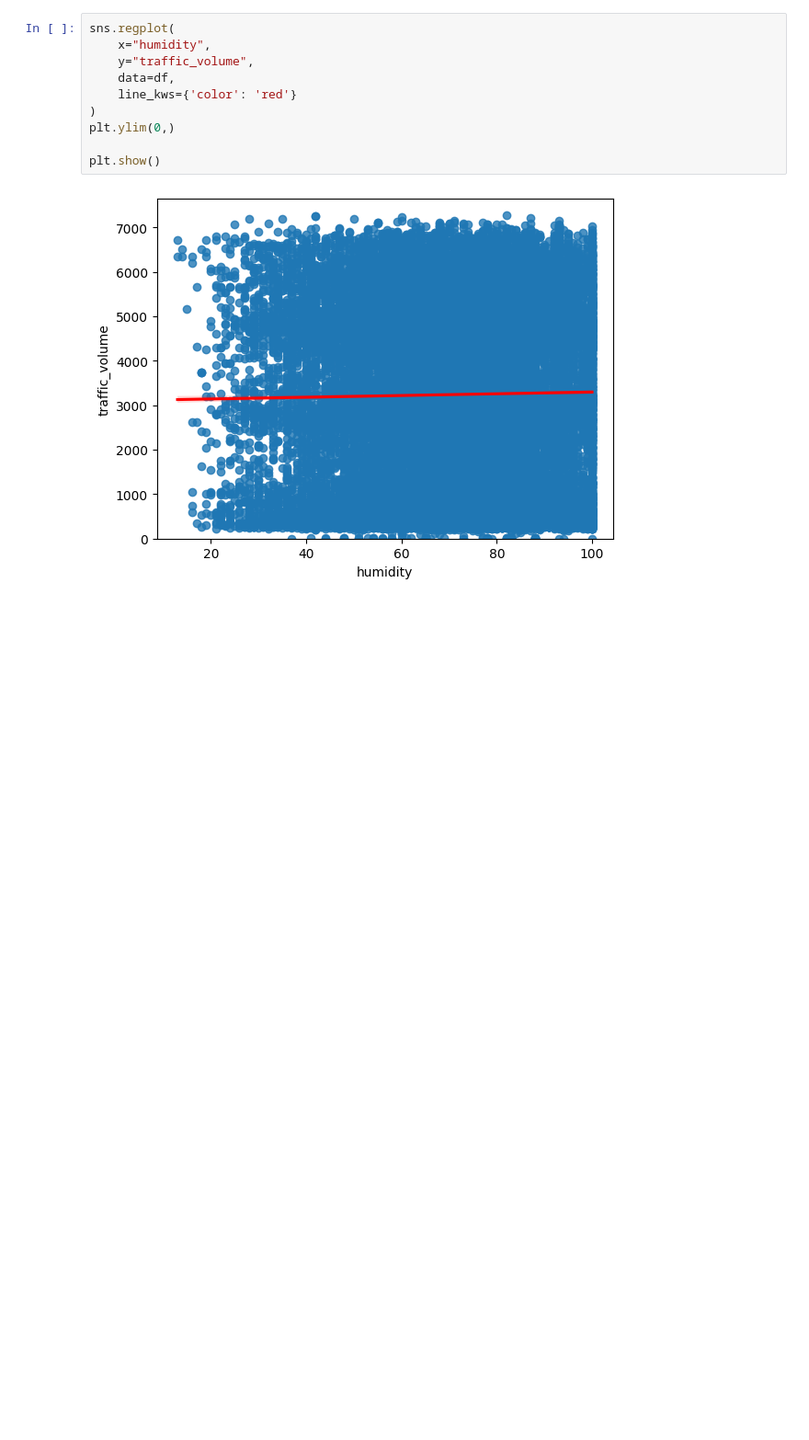
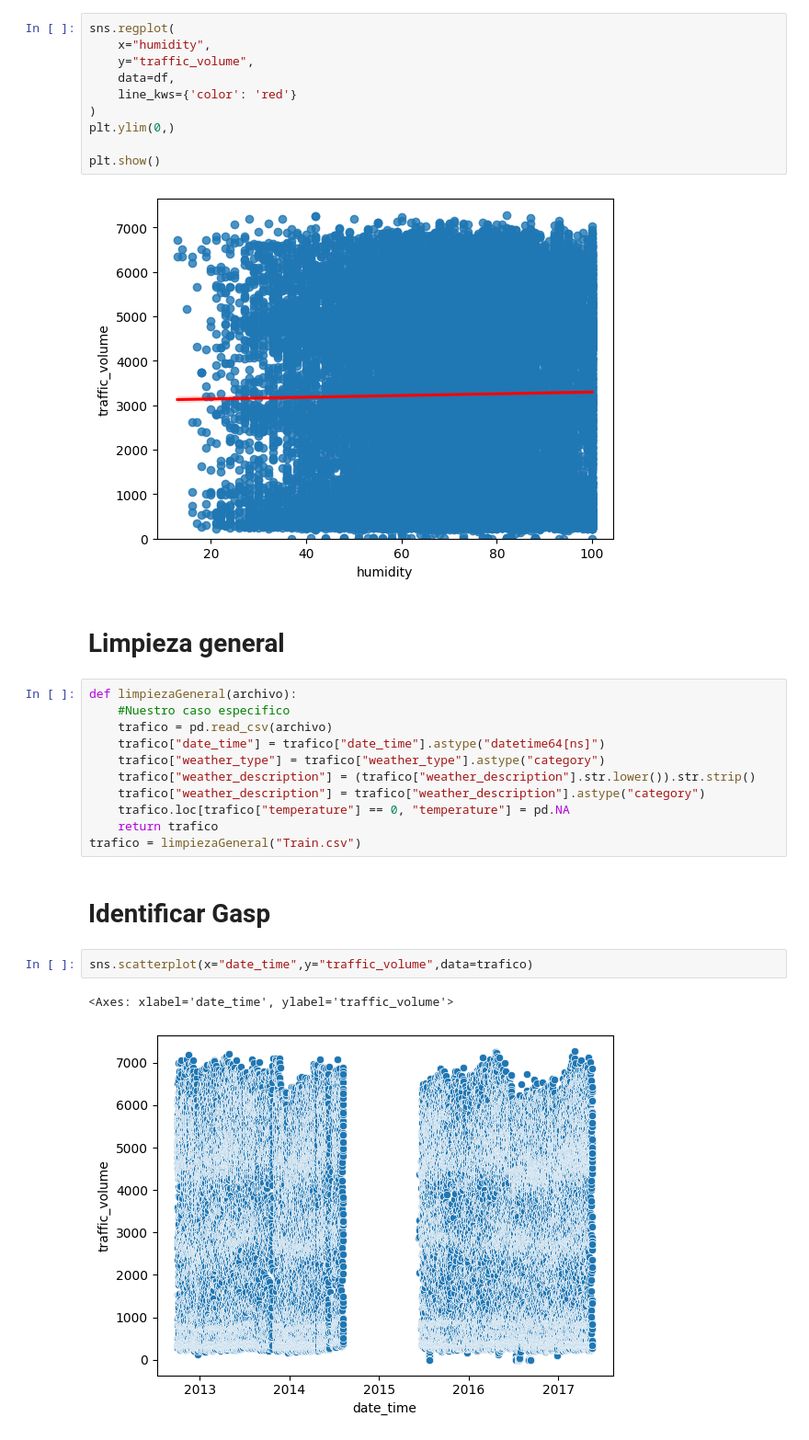
Before and after one commit to preslymorales/Proyecto-Simulacion-del-Trafico-Vehicular, a Jupyter notebook: Simulacion_Trafico_Vehicular.ipynb, the cells around one changed output. Shown at 92% size. Cells and saved outputs as stored; diff of their text form; blank space fills up the shorter version.

Commit message:
Análisis de umbrales de saturación agregado,random forest,identificar gasp,gasp rellenado ,tiempo de madrugada elimindao,Nan de temperatura

```diff
--- a/Simulacion_Trafico_Vehicular.ipynb
+++ b/Simulacion_Trafico_Vehicular.ipynb
@@ -347,3 +335,23 @@ plt.ylim(0,)
 plt.show()
 # %% [output]
 [figure]
+# %% [markdown]
+# Limpieza general
+# %%
+def limpiezaGeneral(archivo):
+    #Nuestro caso especifico
+    trafico = pd.read_csv(archivo)
+    trafico["date_time"] = trafico["date_time"].astype("datetime64[ns]")
+    trafico["weather_type"] = trafico["weather_type"].astype("category")
+    trafico["weather_description"] = (trafico["weather_description"].str.lower()).str.strip()
+    trafico["weather_description"] = trafico["weather_description"].astype("category")
+    trafico.loc[trafico["temperature"] == 0, "temperature"] = pd.NA
+    return trafico
+trafico = limpiezaGeneral("Train.csv")
+# %% [markdown]
+# Identificar Gasp
+# %%
+sns.scatterplot(x="date_time",y="traffic_volume",data=trafico)
+# %% [output]
+<Axes: xlabel='date_time', ylabel='traffic_volume'>
+[figure, added]
```
Also changed, not shown: parts of 19 cells of this notebook.
